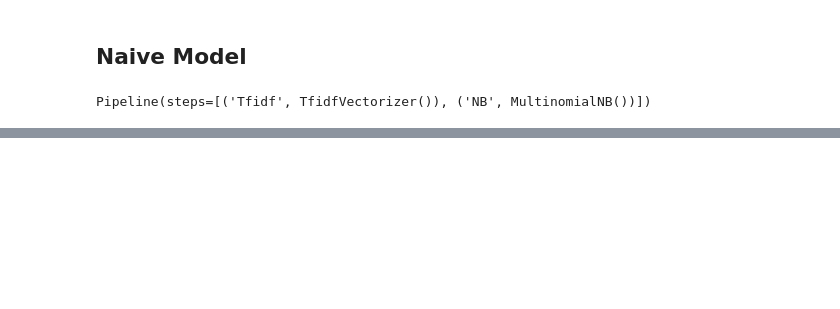
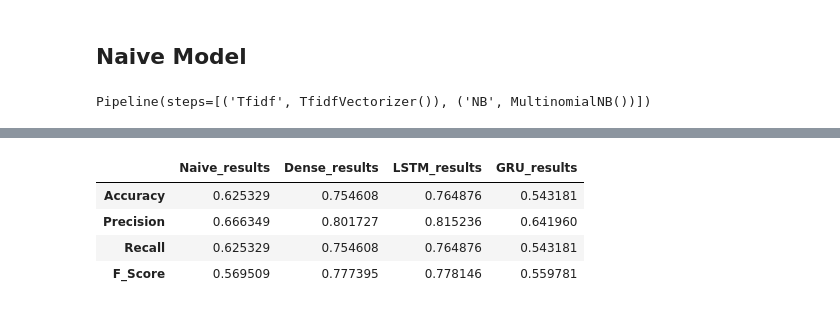
Before and after one commit to ahmad1jalal/Covid-Tweets-Classification, a Jupyter notebook: Covid-Tweets.ipynb, the cells around one changed output, grey strips where cells are left out. Cells and saved outputs as stored; diff of their text form; code cells hidden in the pictures; blank space fills up the shorter version.

```diff
--- a/Covid-Tweets.ipynb
+++ b/Covid-Tweets.ipynb
@@ -963,0 +950,15 @@ plot_model(history_3)
+# %%
+# compare the model results...
+model_results = pd.DataFrame({
+    "Naive_results" : model_0_results,
+    "Dense_results" : model_1_results,
+    "LSTM_results" : model_2_results,
+    "GRU_results" : model_3_results,
+})
+model_results
+# %% [output]
+|  | Naive_results | Dense_results | LSTM_results | GRU_results |
+| Accuracy | 0.625329 | 0.754608 | 0.764876 | 0.543181 |
+| Precision | 0.666349 | 0.801727 | 0.815236 | 0.641960 |
+| Recall | 0.625329 | 0.754608 | 0.764876 | 0.543181 |
+| F_Score | 0.569509 | 0.777395 | 0.778146 | 0.559781 |
```
Also changed, not shown: parts of 76 cells of this notebook.
